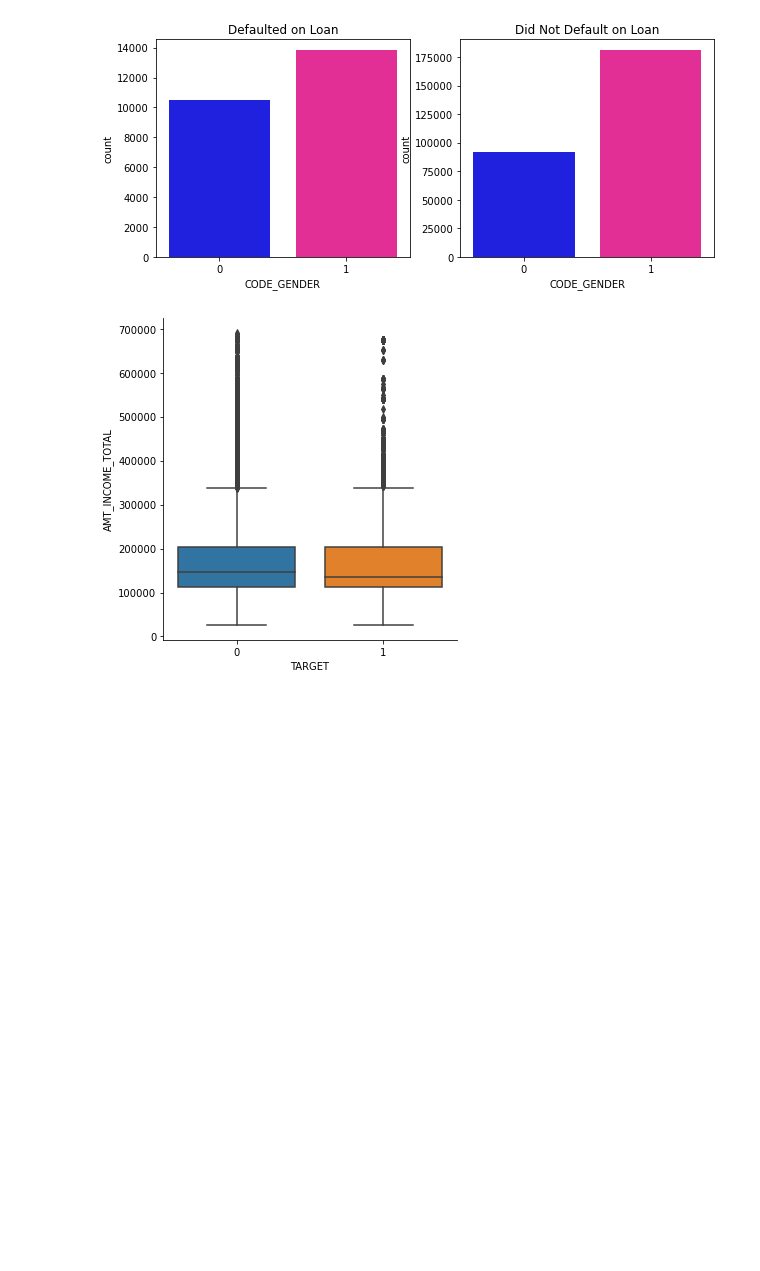
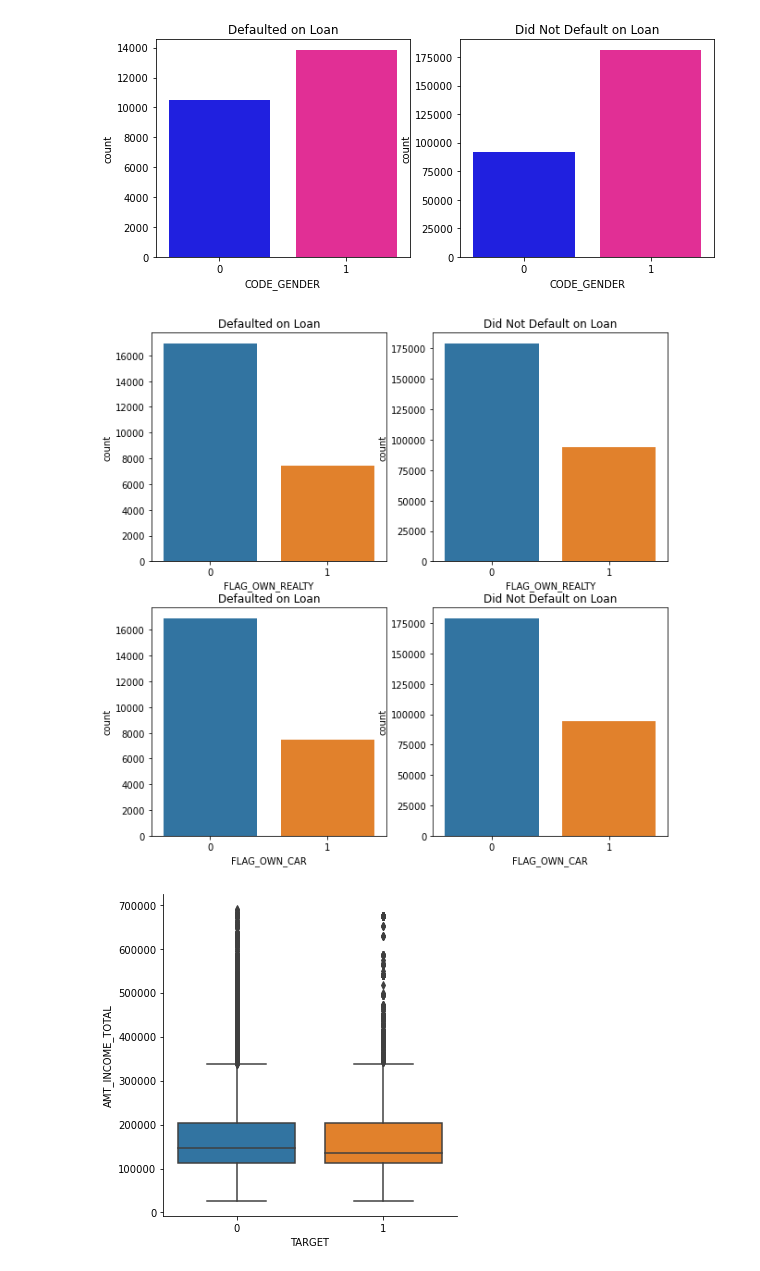
Before and after one commit to SharelCooper/LoanDefaultAnalysisAndMLPredicton, a Jupyter notebook: Loan Defualt Project .ipynb, the cells around one changed output. Saved outputs shown, nothing was run; the diff lists cells and outputs as text; code cells hidden in the pictures; blank space fills up the shorter version.

```diff
--- a/Loan Defualt Project .ipynb
+++ b/Loan Defualt Project .ipynb
@@ -762,6 +762,22 @@ ax2.set_title('Did Not Default on Loan')
 plt.show();
 # %% [output]
 [figure]
+# %%
+# Plot defualters and non-defualters and weather they owned Real Estate or not or Car or not
+fig, ((ax1, ax2), (ax3, ax4)) = plt.subplots(2, 2, figsize=(10,10))
+sns.countplot(dfDefualt.FLAG_OWN_REALTY, ax=ax1)
+sns.countplot(dfNoDefualt.FLAG_OWN_REALTY, ax=ax2)
+sns.countplot(dfDefualt.FLAG_OWN_CAR, ax=ax3)
+sns.countplot(dfNoDefualt.FLAG_OWN_CAR, ax=ax4)
+ax1.set_title('Defaulted on Loan')
+ax2.set_title('Did Not Default on Loan')
+ax3.set_title('Defaulted on Loan')
+ax4.set_title('Did Not Default on Loan')
+plt.show();
+# We can see that there are proportionally less people who own real estate in this dataset
+# We see people are slightly less likely to own real estate or a car for those who default
+# %% [output]
+[figure, added]
 # %%
 # Plot the income and the target outcomes
 # We can see that those who default have slightly lower incomes on average
```
Also changed, not shown: parts of 3 cells of this notebook.
